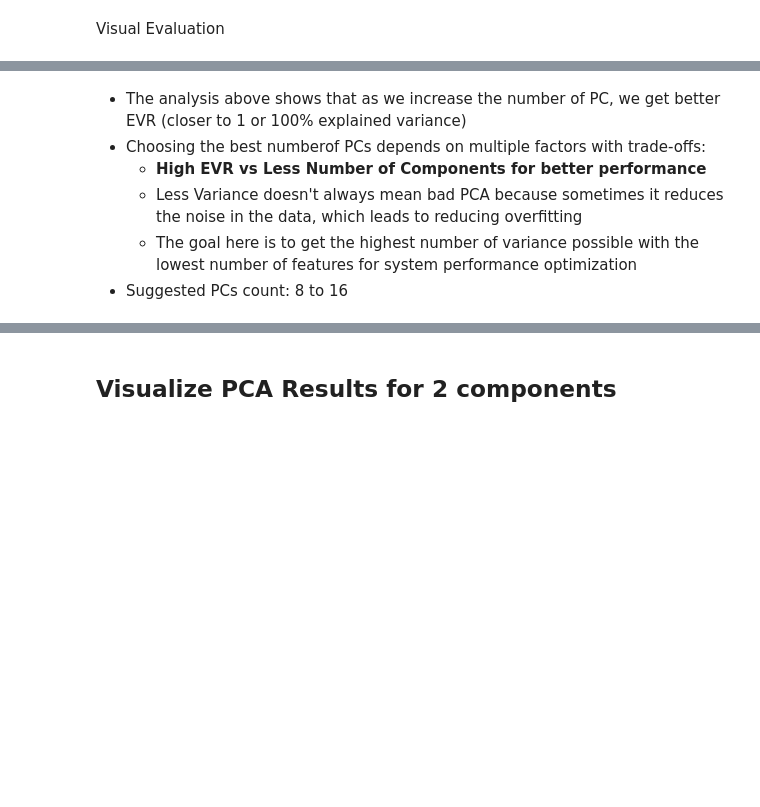
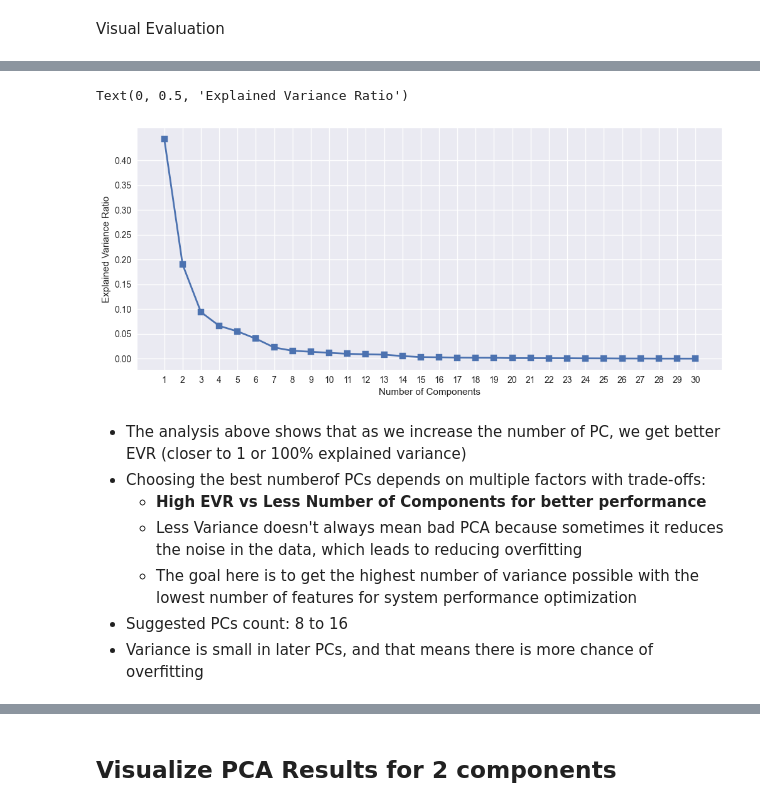
Before and after one commit to BasselD/ai-ml-training, a Jupyter notebook: 04_machine_learning/unsupervised_learning/dimensionality_reduction_pca.ipynb, the cells around one changed output, grey strips where cells are left out. Saved outputs shown, nothing was run; the diff lists cells and outputs as text; code cells hidden in the pictures; blank space fills up the shorter version.

```diff
--- a/04_machine_learning/unsupervised_learning/dimensionality_reduction_pca.ipynb
+++ b/04_machine_learning/unsupervised_learning/dimensionality_reduction_pca.ipynb
@@ -213,3 +216,16 @@ plt.yticks(np.arange(0,1.1,.1))
+# %%
+plt.figure(figsize=(12,5))
+
+plt.plot(df_pca_evr['PrincipalComponent'], df_pca_evr['PrincipalComponentEVR'], linewidth=2)
+plt.scatter(df_pca_evr['PrincipalComponent'], df_pca_evr['PrincipalComponentEVR'], marker='s')
+
+plt.xticks(df_pca_evr['PrincipalComponent'])
+plt.yticks(np.arange(0,.45,.05))
+plt.xlabel('Number of Components')
+plt.ylabel('Explained Variance Ratio')
+# %% [output]
+Text(0, 0.5, 'Explained Variance Ratio')
+[figure, added]
 # %% [markdown]
 - The analysis above shows that as we increase the number of PC, we get better EVR (closer to 1 or 100% explained variance)
 - Choosing the best numberof PCs depends on multiple factors with trade-offs:
@@ -217,3 +233,4 @@ plt.yticks(np.arange(0,1.1,.1))
     - Less Variance doesn't always mean bad PCA because sometimes it reduces the noise in the data, which leads to reducing overfitting
     - The goal here is to get the highest number of variance possible with the lowest number of features for system performance optimization
 - Suggested PCs count: 8 to 16
+- Variance is small in later PCs, and that means there is more chance of overfitting
```
Also changed, not shown: parts of 16 cells of this notebook, 41 other files.
